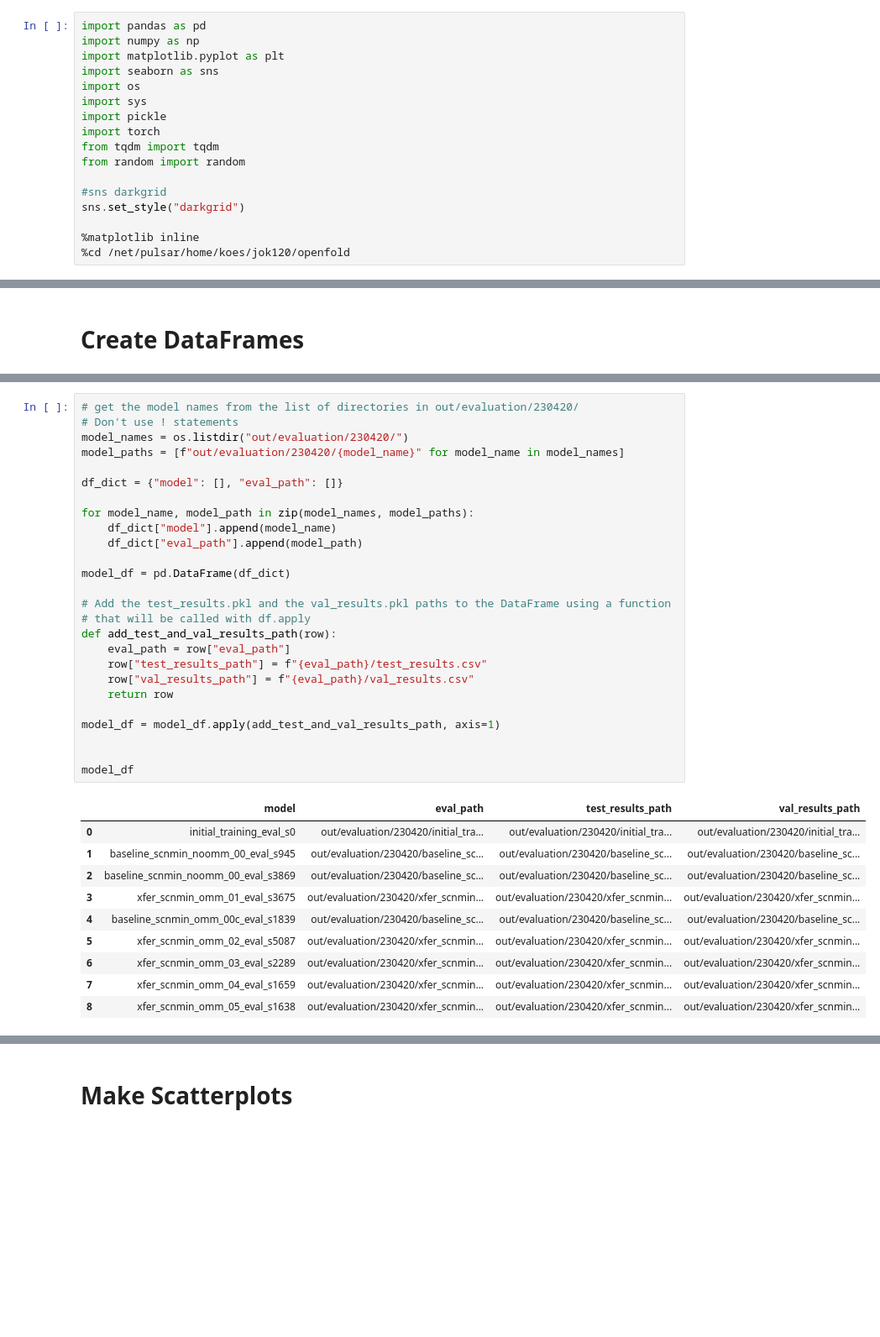
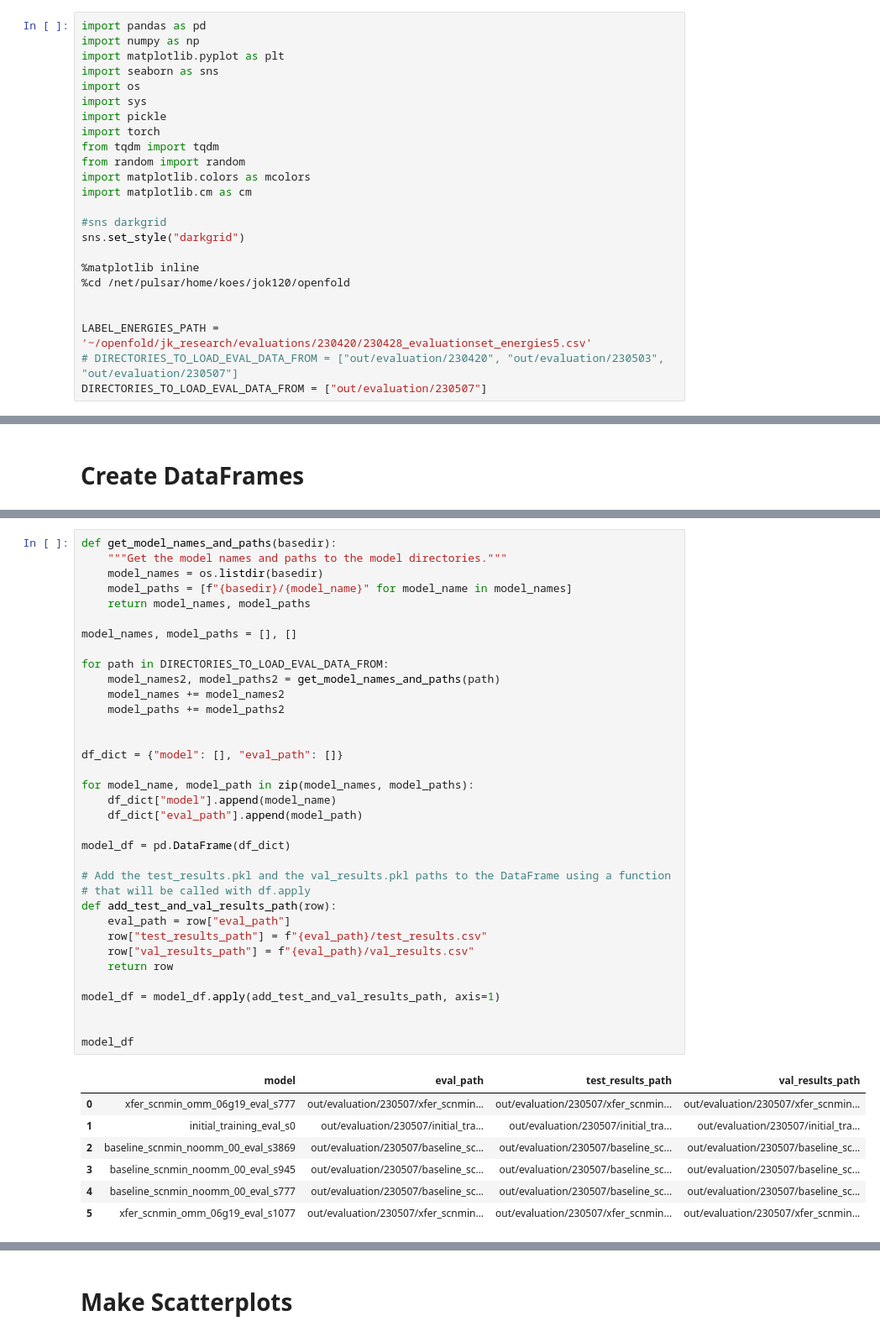
Before and after one commit to jonathanking/openfold, a Jupyter notebook: jk_research/evaluations/230420/230424_plots.ipynb, the cells around one changed output, grey strips where cells are left out. Shown at 84% size. Saved outputs shown, nothing was run; the diff lists cells and outputs as text; blank space fills up the shorter version.

Commit message:
Plots and evaluation.

```diff
--- a/jk_research/evaluations/230420/230424_plots.ipynb
+++ b/jk_research/evaluations/230420/230424_plots.ipynb
@@ -9,12 +9,19 @@ import pickle
 import torch
 from tqdm import tqdm
 from random import random
+import matplotlib.colors as mcolors
+import matplotlib.cm as cm
 
 #sns darkgrid
 sns.set_style("darkgrid")
 
 %matplotlib inline
 %cd /net/pulsar/home/koes/jok120/openfold
+
+
+LABEL_ENERGIES_PATH = '~/openfold/jk_research/evaluations/230420/230428_evaluationset_energies5.csv'
+# DIRECTORIES_TO_LOAD_EVAL_DATA_FROM = ["out/evaluation/230420", "out/evaluation/230503", "out/evaluation/230507"]
+DIRECTORIES_TO_LOAD_EVAL_DATA_FROM = ["out/evaluation/230507"]
 # %% [output]
 /net/pulsar/home/koes/jok120/openfold
 # %% [markdown]
@@ -22,37 +31,43 @@ sns.set_style("darkgrid")
 # %%
-# get the model names from the list of directories in out/evaluation/230420/
-# Don't use ! statements
-model_names = os.listdir("out/evaluation/230420/")
-model_paths = [f"out/evaluation/230420/{model_name}" for model_name in model_names]
+def get_model_names_and_paths(basedir):
+    """Get the model names and paths to the model directories."""
+    model_names = os.listdir(basedir)
+    model_paths = [f"{basedir}/{model_name}" for model_name in model_names]
+    return model_names, model_paths
+
+model_names, model_paths = [], []
+
+for path in DIRECTORIES_TO_LOAD_EVAL_DATA_FROM:
+    model_names2, model_paths2 = get_model_names_and_paths(path)
+    model_names += model_names2
+    model_paths += model_paths2
+
 
 df_dict = {"model": [], "eval_path": []}
 
 for model_name, model_path in zip(model_names, model_paths):
     df_dict["model"].append(model_name)
     df_dict["eval_path"].append(model_path)
 
 model_df = pd.DataFrame(df_dict)
 
 # Add the test_results.pkl and the val_results.pkl paths to the DataFrame using a function
 # that will be called with df.apply
 def add_test_and_val_results_path(row):
     eval_path = row["eval_path"]
     row["test_results_path"] = f"{eval_path}/test_results.csv"
     row["val_results_path"] = f"{eval_path}/val_results.csv"
     return row
 
 model_df = model_df.apply(add_test_and_val_results_path, axis=1)
 
 
 model_df
 # %% [output]
 |  | model | eval_path | test_results_path | val_results_path |
-| 0 | initial_training_eval_s0 | out/evaluation/230420/initial_tra... | out/evaluation/230420/initial_tra... | out/evaluation/230420/initial_tra... |
-| 1 | baseline_scnmin_noomm_00_eval_s945 | out/evaluation/230420/baseline_sc... | out/evaluation/230420/baseline_sc... | out/evaluation/230420/baseline_sc... |
-| 2 | baseline_scnmin_noomm_00_eval_s3869 | out/evaluation/230420/baseline_sc... | out/evaluation/230420/baseline_sc... | out/evaluation/230420/baseline_sc... |
-| 3 | xfer_scnmin_omm_01_eval_s3675 | out/evaluation/230420/xfer_scnmin... | out/evaluation/230420/xfer_scnmin... | out/evaluation/230420/xfer_scnmin... |
-| 4 | baseline_scnmin_omm_00c_eval_s1839 | out/evaluation/230420/baseline_sc... | out/evaluation/230420/baseline_sc... | out/evaluation/230420/baseline_sc... |
-| 5 | xfer_scnmin_omm_02_eval_s5087 | out/evaluation/230420/xfer_scnmin... | out/evaluation/230420/xfer_scnmin... | out/evaluation/230420/xfer_scnmin... |
-| 6 | xfer_scnmin_omm_03_eval_s2289 | out/evaluation/230420/xfer_scnmin... | out/evaluation/230420/xfer_scnmin... | out/evaluation/230420/xfer_scnmin... |
-| 7 | xfer_scnmin_omm_04_eval_s1659 | out/evaluation/230420/xfer_scnmin... | out/evaluation/230420/xfer_scnmin... | out/evaluation/230420/xfer_scnmin... |
-| 8 | xfer_scnmin_omm_05_eval_s1638 | out/evaluation/230420/xfer_scnmin... | out/evaluation/230420/xfer_scnmin... | out/evaluation/230420/xfer_scnmin... |
+| 0 | xfer_scnmin_omm_06g19_eval_s777 | out/evaluation/230507/xfer_scnmin... | out/evaluation/230507/xfer_scnmin... | out/evaluation/230507/xfer_scnmin... |
+| 1 | initial_training_eval_s0 | out/evaluation/230507/initial_tra... | out/evaluation/230507/initial_tra... | out/evaluation/230507/initial_tra... |
+| 2 | baseline_scnmin_noomm_00_eval_s3869 | out/evaluation/230507/baseline_sc... | out/evaluation/230507/baseline_sc... | out/evaluation/230507/baseline_sc... |
+| 3 | baseline_scnmin_noomm_00_eval_s945 | out/evaluation/230507/baseline_sc... | out/evaluation/230507/baseline_sc... | out/evaluation/230507/baseline_sc... |
+| 4 | baseline_scnmin_noomm_00_eval_s777 | out/evaluation/230507/baseline_sc... | out/evaluation/230507/baseline_sc... | out/evaluation/230507/baseline_sc... |
+| 5 | xfer_scnmin_omm_06g19_eval_s1077 | out/evaluation/230507/xfer_scnmin... | out/evaluation/230507/xfer_scnmin... | out/evaluation/230507/xfer_scnmin... |
```
Also changed, not shown: parts of 32 cells of this notebook, 13 other files.
